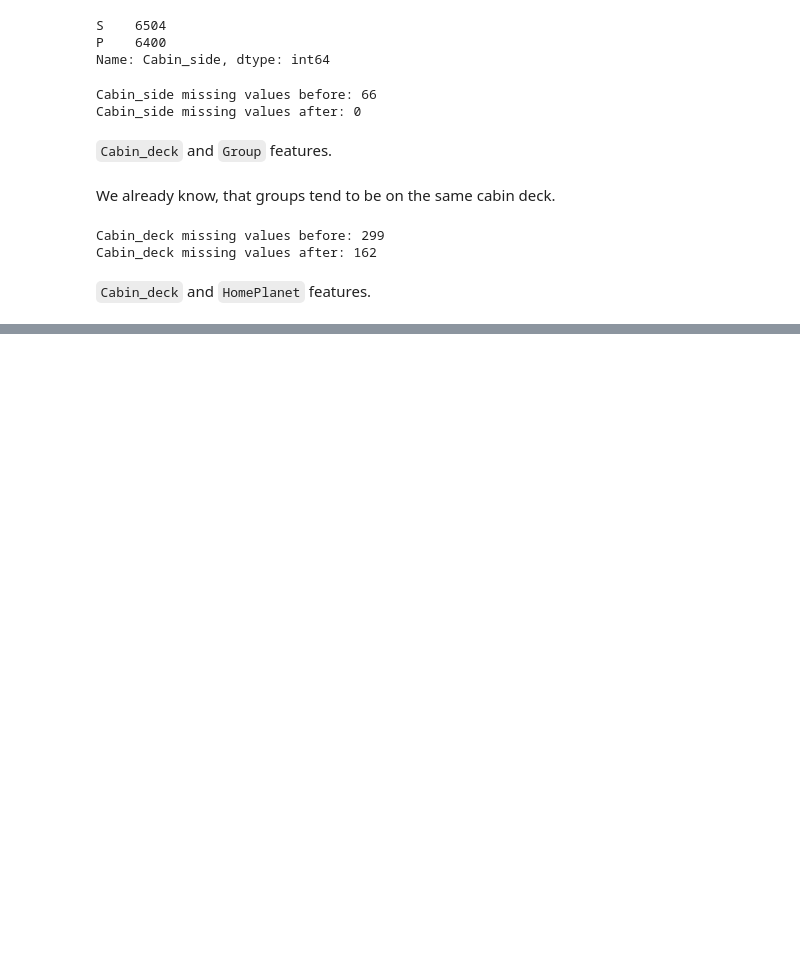
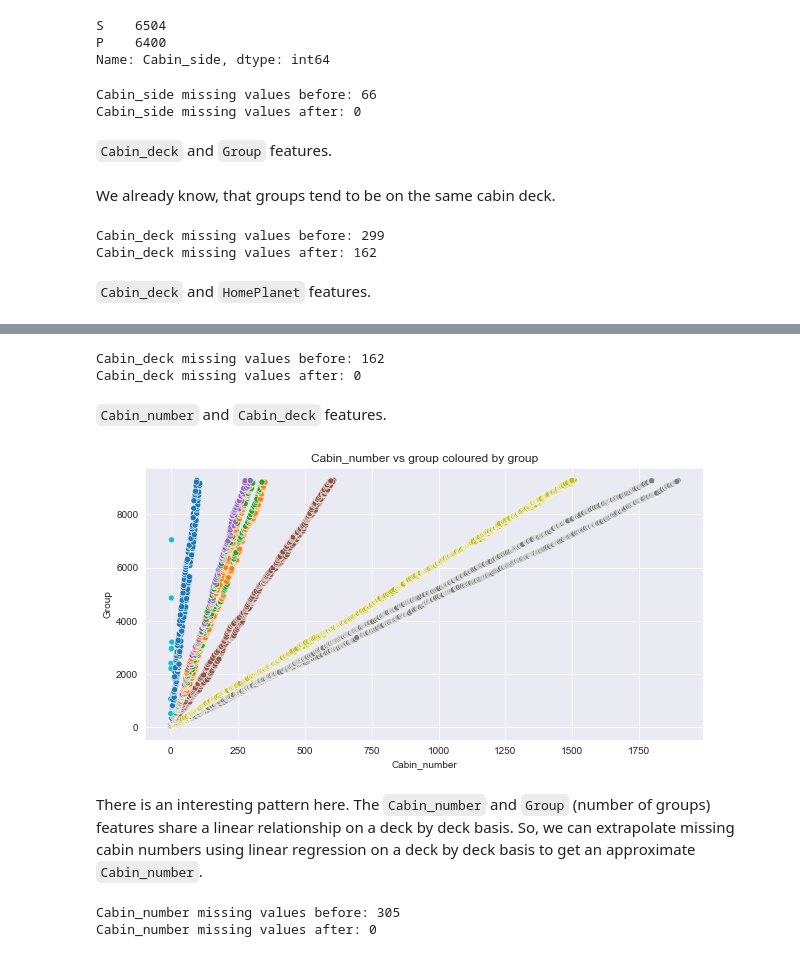
Before and after one commit to Ark3M/Kaggle-competitions, a Jupyter notebook: Spaceship Titanic/Spaceship_Titanic.ipynb, the cells around one changed output, grey strips where cells are left out. Saved outputs shown, nothing was run; the diff lists cells and outputs as text; code cells hidden in the pictures; blank space fills up the shorter version.

```diff
--- a/Spaceship Titanic/Spaceship_Titanic.ipynb
+++ b/Spaceship Titanic/Spaceship_Titanic.ipynb
@@ -781,0 +813,46 @@ Cabin_deck missing values after: 162
+# %%
+cd_before = data["Cabin_deck"].isna().sum()
+
+# Fill missing values using the mode.
+na_rows_cd = data.loc[data["Cabin_deck"].isna(), "Cabin_deck"].index
+data.loc[data["Cabin_deck"].isna(), "Cabin_deck"] = data.groupby(["HomePlanet", "Destination", "Solo"])["Cabin_deck"].transform(lambda x: x.fillna(pd.Series.mode(x)[0]))[na_rows_cd]
+
+print("Cabin_deck missing values before:", cd_before)
+print("Cabin_deck missing values after:", data["Cabin_deck"].isna().sum())
+# %% [output]
+Cabin_deck missing values before: 162
+Cabin_deck missing values after: 0
+# %% [markdown]
+`Cabin_number` and `Cabin_deck` features.
+# %%
+plt.figure(figsize=(10, 5))
+sns.scatterplot(x=data["Cabin_number"], y=data["Group"], c=LabelEncoder().fit_transform(data.loc[~data["Cabin_number"].isna(), "Cabin_deck"]), cmap="tab10")
+plt.title("Cabin_number vs group coloured by group");
+# %% [output]
+[figure, added]
+# %% [markdown]
+There is an interesting pattern here. The `Cabin_number` and `Group` (number of groups) features share a linear relationship on a deck by deck basis. So, we can extrapolate missing cabin numbers using linear regression on a deck by deck basis to get an approximate `Cabin_number`.
+# %%
+cn_before = data["Cabin_number"].isna().sum()
+
+# Extrapolate linear relationship on a deck by deck basis.
+decks = list(data.Cabin_deck.unique()[:-1])
+for deck in decks:
+    # Features and labels.
+    X_cn = data.loc[~(data["Cabin_number"].isna()) & (data["Cabin_deck"] == deck), "Group"]
+    y_cn = data.loc[~(data["Cabin_number"].isna()) & (data["Cabin_deck"] == deck), "Cabin_number"]
+    X_test_cn = data.loc[(data["Cabin_number"].isna()) & (data["Cabin_deck"] == deck), "Group"]
+
+    # Linear regression.
+    model_cn = LinearRegression()
+    model_cn.fit(X_cn.values.reshape(-1, 1), y_cn)
+    preds_cn = model_cn.predict(X_test_cn.values.reshape(-1, 1))
+
+    # Fill missing values with predictions.
+    data.loc[(data["Cabin_number"].isna()) & (data["Cabin_deck"] == deck), "Cabin_number"] = preds_cn.astype(int)
+
+print("Cabin_number missing values before:", cn_before)
+print("Cabin_number missing values after:", data["Cabin_number"].isna().sum())
+# %% [output]
+Cabin_number missing values before: 305
+Cabin_number missing values after: 0
```
Also changed, not shown: parts of 3 cells of this notebook.
